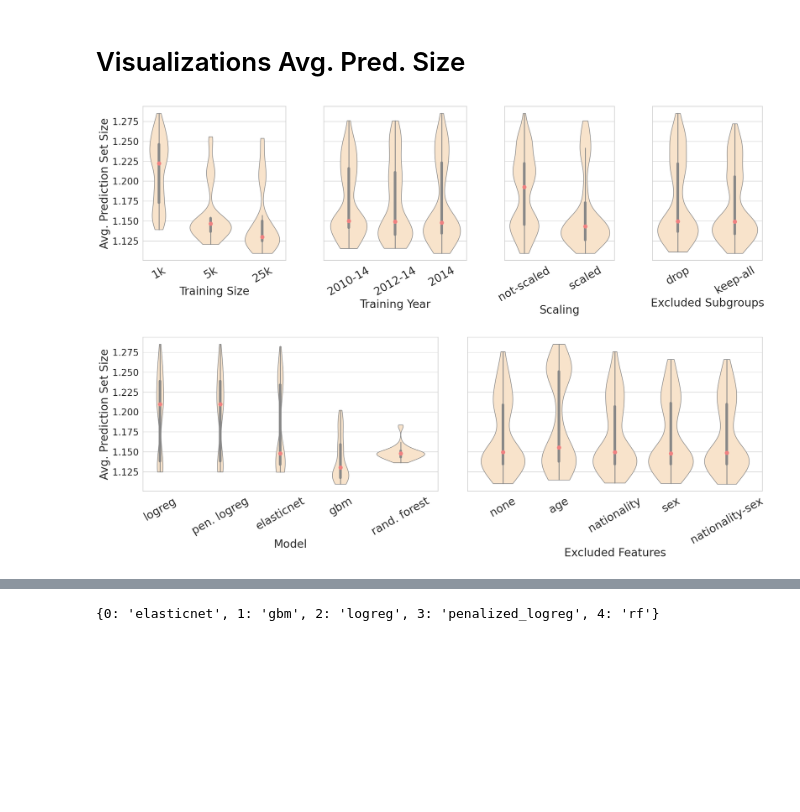
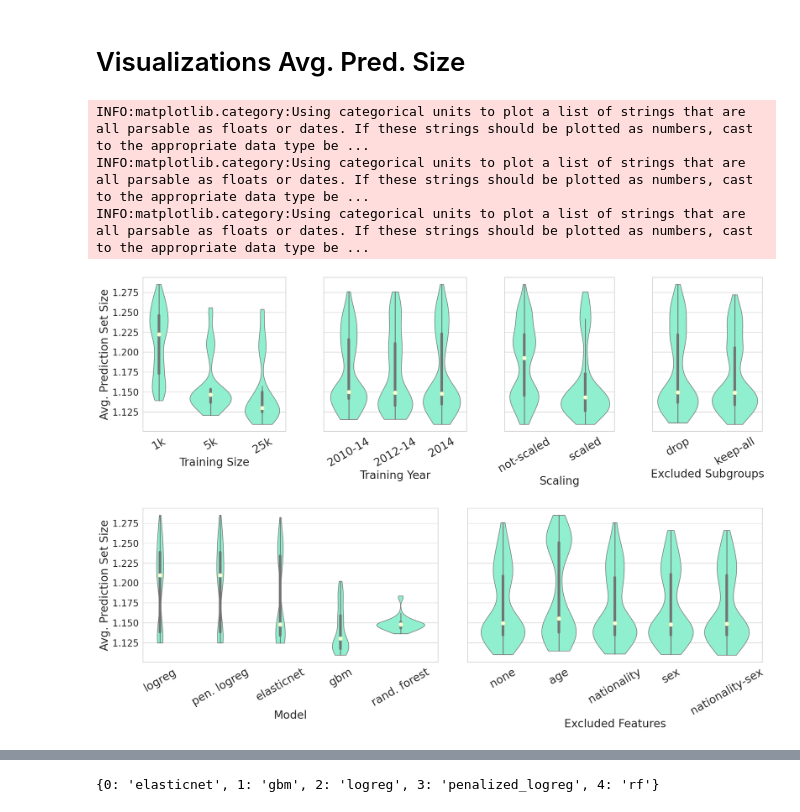
Before and after one commit to jsbroden/CMA_Fairness_v2, a Jupyter notebook: analysis_var_imp_overall.ipynb, the cells around one changed output, grey strips where cells are left out. Saved outputs shown, nothing was run; the diff lists cells and outputs as text; code cells hidden in the pictures; blank space fills up the shorter version.

```diff
--- a/analysis_var_imp_overall.ipynb
+++ b/analysis_var_imp_overall.ipynb
@@ -323,14 +366,14 @@ for idx, param in enumerate(row1):
     order = custom_orders.get(param, sorted(df_agg[param].dropna().unique()))
     sns.violinplot(
         data=df_agg, x=param, y='avg_size', ax=ax,
-        inner='box', cut=0, order=order, color='bisque'
+        inner='box', cut=0, order=order, color='aquamarine'
     )
 
     # Overlay median dots
     medians = df_agg.groupby(param)['avg_size'].median()
     for i, cat in enumerate(order):
         if cat in medians:
-            ax.plot(i, medians[cat], color='lightcoral', marker='o', markersize=8, zorder=3)
+            ax.plot(i, medians[cat], color='lemonchiffon', marker='o', markersize=8, zorder=3)
 
     # Rename x-tick labels
     xticks = [label.get_text() for label in ax.get_xticklabels()]
@@ -357,36 +400,39 @@ for idx, param in enumerate(row2):
     order = custom_orders.get(param, sorted(df_agg[param].dropna().unique()))
     sns.violinplot(
         data=df_agg, x=param, y='avg_size', ax=ax,
-        inner='box', cut=0, order=order, color="bisque"
+        inner='box', cut=0, order=order, color='aquamarine'
     )
 
     # Overlay median dots
     medians = df_agg.groupby(param)['avg_size'].median()
     for i, cat in enumerate(order):
         if cat in medians:
-            ax.plot(i, medians[cat], color='lightcoral', marker='o', markersize=8, zorder=3)
+            ax.plot(i, medians[cat], color='lemonchiffon', marker='o', markersize=8, zorder=3)
 
     # Rename x-tick labels
     xticks = [label.get_text() for label in ax.get_xticklabels()]
     renamed = [category_renames.get(label, label) for label in xticks]
     ax.set_xticklabels(renamed, fontsize=category_label_size, rotation=30)
 
     ax.set_xlabel(label_map[param], fontsize=axis_label_size)
     if idx == 0:
         ax.set_ylabel('Avg. Prediction Set Size', fontsize=axis_label_size)
     else:
         ax.set_ylabel('')
         ax.set_yticklabels([])
         ax.tick_params(axis='y', left=False)
     ax.tick_params(axis='y', labelsize=tick_label_size)
     ax.set_title("")
 
 output_path = CP_DIR / f"violin_plots_{main_cp_metric}.png"  # or .jpg, .pdf, .svg
 plt.savefig(output_path, dpi=300, bbox_inches='tight')
 
 plt.show()
 # %% [output]
+INFO:matplotlib.category:Using categorical units to plot a list of strings that are all parsable as floats or dates. If these strings should be plotted as numbers, cast to the appropriate data type be ...
+INFO:matplotlib.category:Using categorical units to plot a list of strings that are all parsable as floats or dates. If these strings should be plotted as numbers, cast to the appropriate data type be ...
+INFO:matplotlib.category:Using categorical units to plot a list of strings that are all parsable as floats or dates. If these strings should be plotted as numbers, cast to the appropriate data type be ...
-[figure, old version]
+[figure, new version]
 # %%
 # 5 most important 2-way interactions
 best_p_margs = m_fanova.fanova.get_most_important_pairwise_marginals(n=5)
```
Also changed, not shown: parts of 13 cells of this notebook, 4 other files.
